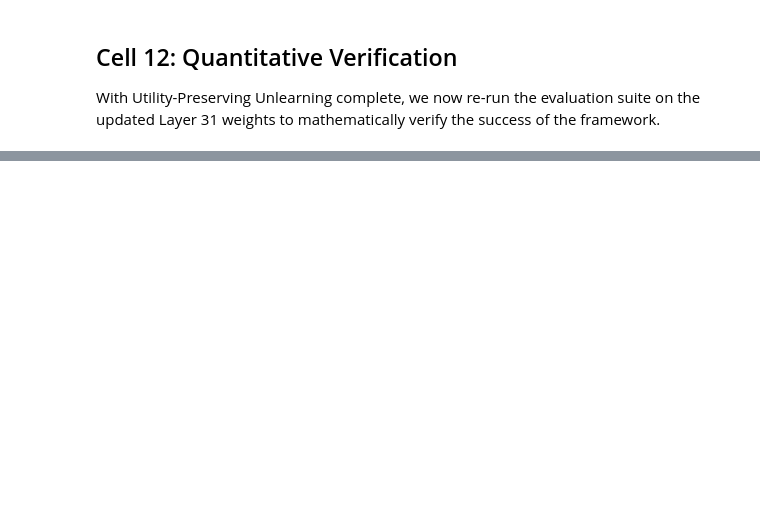
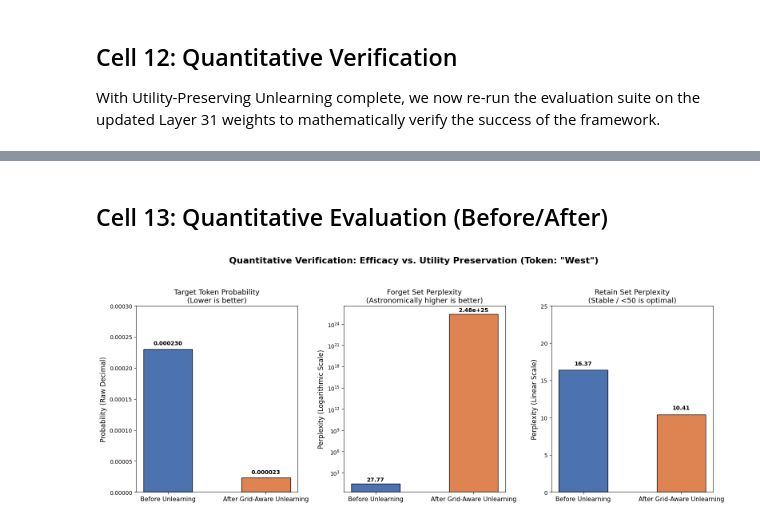
Before and after one commit to lahiru-praveen/quantization-aware-machine-unlearning-slm, a Jupyter notebook: notebooks/09_quantization_aware_unlearning.ipynb, the cells around one changed output, grey strips where cells are left out. Saved outputs shown, nothing was run; the diff lists cells and outputs as text; code cells hidden in the pictures; blank space fills up the shorter version.

Commit message:
Add Quantitative Evaluation (Before/After)

```diff
--- a/notebooks/09_quantization_aware_unlearning.ipynb
+++ b/notebooks/09_quantization_aware_unlearning.ipynb
@@ -571,2 +571,70 @@ evaluate_unlearning_performance(model, tokenizer, retain_dataloader, phase="AFTE
 
 -------------------------------------------
+# %% [markdown]
+## Cell 13: Quantitative Evaluation (Before/After)
+# %%
+import matplotlib.pyplot as plt
+import numpy as np
+
+# Data extracted from Phase 4 Quantitative Evaluation (Token: "West")
+labels = ['Before Unlearning', 'After Grid-Aware Unlearning']
+
+# Metrics
+target_probs = [0.000230, 0.000023]  # The raw probability values (a 90% drop)
+forget_ppl = [27.77, 2.48e25]        # 2.48e25 represents the 24,897,997... value
+retain_ppl = [16.37, 10.41]          # Improved general English fluency
+
+# Academic color palette (Blue for Before, Orange for After)
+colors = ['#4C72B0', '#DD8452']
+
+# Setup the figure structure: 1 row, 3 columns
+fig, (ax1, ax2, ax3) = plt.subplots(1, 3, figsize=(16, 6))
+fig.suptitle('Quantitative Verification: Efficacy vs. Utility Preservation (Token: "West")', fontsize=16, fontweight='bold', y=1.05)
+
+x = np.arange(len(labels))
+width = 0.5
+
+# --- Panel 1: Target Token Probability (Efficacy) ---
+bars1 = ax1.bar(x, target_probs, width, color=colors, edgecolor='black')
+ax1.set_ylabel('Probability (Raw Decimal)', fontsize=12)
+ax1.set_title('Target Token Probability\n(Lower is better)', fontsize=13)
+ax1.set_xticks(x)
+ax1.set_xticklabels(labels, fontsize=11)
+ax1.set_ylim(0, 0.0003) # Tightened scale for these specific micro-decimals
+
+# Add text labels on top of bars
+for bar in bars1:
+    yval = bar.get_height()
+    # Pushed the text slightly above the bar and formatted to 6 decimal places
+    ax1.text(bar.get_x() + bar.get_width()/2, yval + 0.000005, f'{yval:.6f}', ha='center', va='bottom', fontweight='bold')
+
+# --- Panel 2: Forget Set Perplexity (Efficacy) ---
+bars2 = ax2.bar(x, forget_ppl, width, color=colors, edgecolor='black')
+ax2.set_ylabel('Perplexity (Logarithmic Scale)', fontsize=12)
+ax2.set_title('Forget Set Perplexity\n(Astronomically higher is better)', fontsize=13)
+ax2.set_xticks(x)
+ax2.set_xticklabels(labels, fontsize=11)
+ax2.set_yscale('log') # CRITICAL: Log scale for massive numbers
+
+# Add text labels
+ax2.text(x[0], forget_ppl[0] * 1.5, f'{forget_ppl[0]:.2f}', ha='center', va='bottom', fontweight='bold')
+ax2.text(x[1], forget_ppl[1] * 1.5, '2.48e+25', ha='center', va='bottom', fontweight='bold')
+
+# --- Panel 3: Retain Set Perplexity (Utility) ---
+bars3 = ax3.bar(x, retain_ppl, width, color=colors, edgecolor='black')
+ax3.set_ylabel('Perplexity (Linear Scale)', fontsize=12)
+ax3.set_title('Retain Set Perplexity\n(Stable / <50 is optimal)', fontsize=13)
+ax3.set_xticks(x)
+ax3.set_xticklabels(labels, fontsize=11)
+ax3.set_ylim(0, 25) # Lowered the ceiling to clearly show the drop from 16 to 10
+
+# Add text labels
+for bar in bars3:
+    yval = bar.get_height()
+    ax3.text(bar.get_x() + bar.get_width()/2, yval + 0.5, f'{yval:.2f}', ha='center', va='bottom', fontweight='bold')
+
+# Formatting and layout optimization
+plt.tight_layout()
+plt.show()
+# %% [output]
+[figure, added]
```
Also changed, not shown: parts of 4 cells of this notebook.
